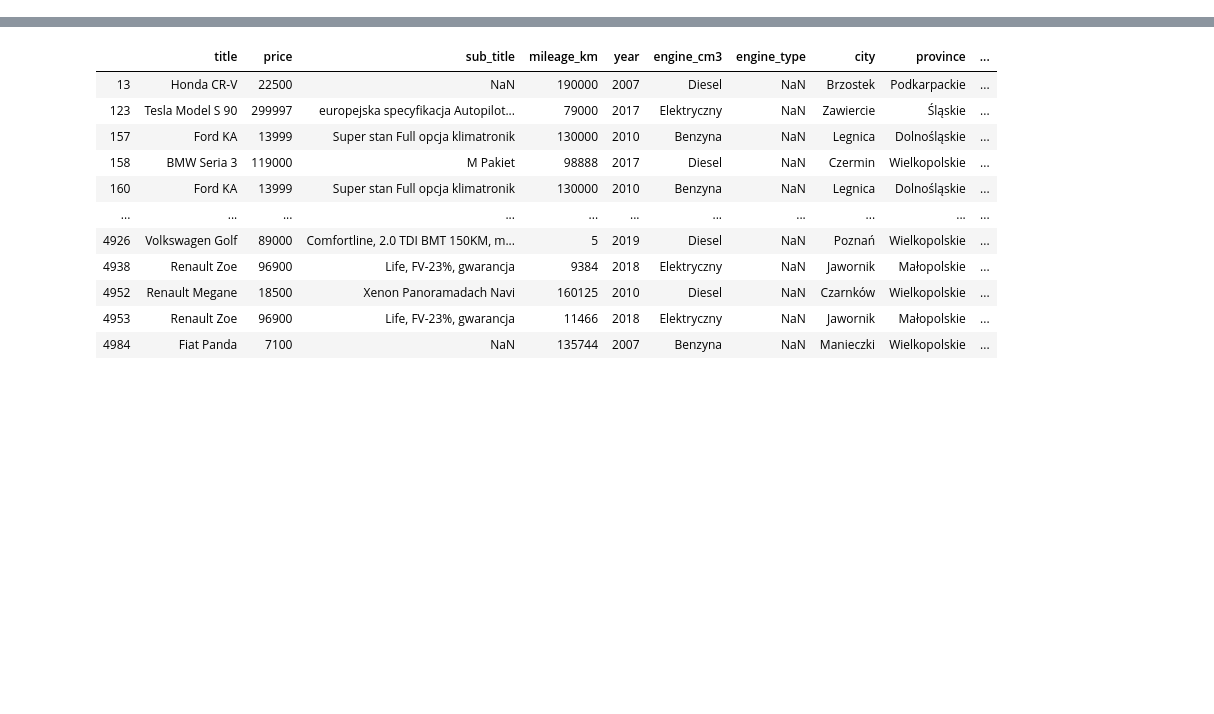
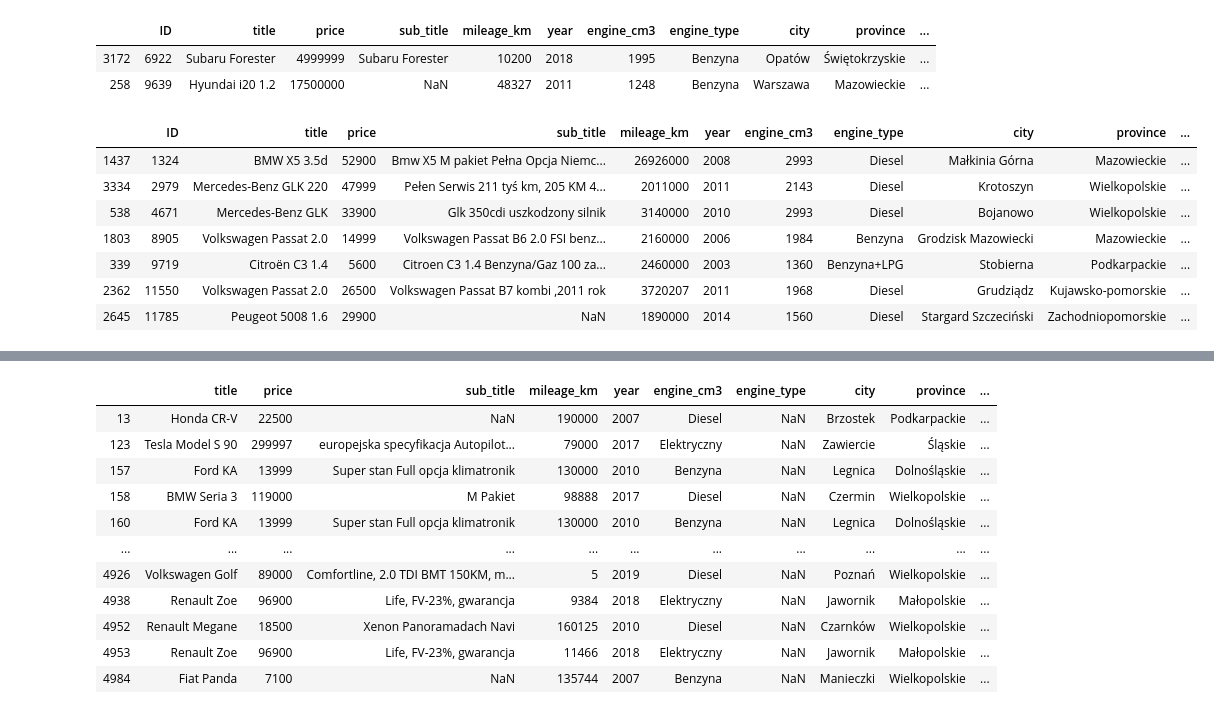
Before and after one commit to TomekQ13/Car_purchase, a Jupyter notebook: car_purchase_preprocessing.ipynb, the cells around one changed output, grey strips where cells are left out. Cells and saved outputs as stored; diff of their text form; code cells hidden in the pictures; blank space fills up the shorter version.

```diff
--- a/car_purchase_preprocessing.ipynb
+++ b/car_purchase_preprocessing.ipynb
@@ -74,0 +144,17 @@ x.data
+# %%
+x.data[x.data['price']>1100000]
+# %% [output]
+|  | ID | title | price | sub_title | mileage_km | year | engine_cm3 | engine_type | city | province | ... |
+| 3172 | 6922 | Subaru Forester | 4999999 | Subaru Forester | 10200 | 2018 | 1995 | Benzyna | Opatów | Świętokrzyskie | ... |
+| 258 | 9639 | Hyundai i20 1.2 | 17500000 | NaN | 48327 | 2011 | 1248 | Benzyna | Warszawa | Mazowieckie | ... |
+# %%
+x.data[x.data['mileage_km']>1500000]
+# %% [output]
+|  | ID | title | price | sub_title | mileage_km | year | engine_cm3 | engine_type | city | province | ... |
+| 1437 | 1324 | BMW X5 3.5d | 52900 | Bmw X5 M pakiet Pełna Opcja Niemc... | 26926000 | 2008 | 2993 | Diesel | Małkinia Górna | Mazowieckie | ... |
+| 3334 | 2979 | Mercedes-Benz GLK 220 | 47999 | Pełen Serwis 211 tyś km, 205 KM 4... | 2011000 | 2011 | 2143 | Diesel | Krotoszyn | Wielkopolskie | ... |
+| 538 | 4671 | Mercedes-Benz GLK | 33900 | Glk 350cdi uszkodzony silnik | 3140000 | 2010 | 2993 | Diesel | Bojanowo | Wielkopolskie | ... |
+| 1803 | 8905 | Volkswagen Passat 2.0 | 14999 | Volkswagen Passat B6 2.0 FSI benz... | 2160000 | 2006 | 1984 | Benzyna | Grodzisk Mazowiecki | Mazowieckie | ... |
+| 339 | 9719 | Citroën C3 1.4 | 5600 | Citroen C3 1.4 Benzyna/Gaz 100 za... | 2460000 | 2003 | 1360 | Benzyna+LPG | Stobierna | Podkarpackie | ... |
+| 2362 | 11550 | Volkswagen Passat 2.0 | 26500 | Volkswagen Passat B7 kombi ,2011 rok | 3720207 | 2011 | 1968 | Diesel | Grudziądz | Kujawsko-pomorskie | ... |
+| 2645 | 11785 | Peugeot 5008 1.6 | 29900 | NaN | 1890000 | 2014 | 1560 | Diesel | Stargard Szczeciński | Zachodniopomorskie | ... |
```
Also changed, not shown: parts of 9 cells of this notebook.
